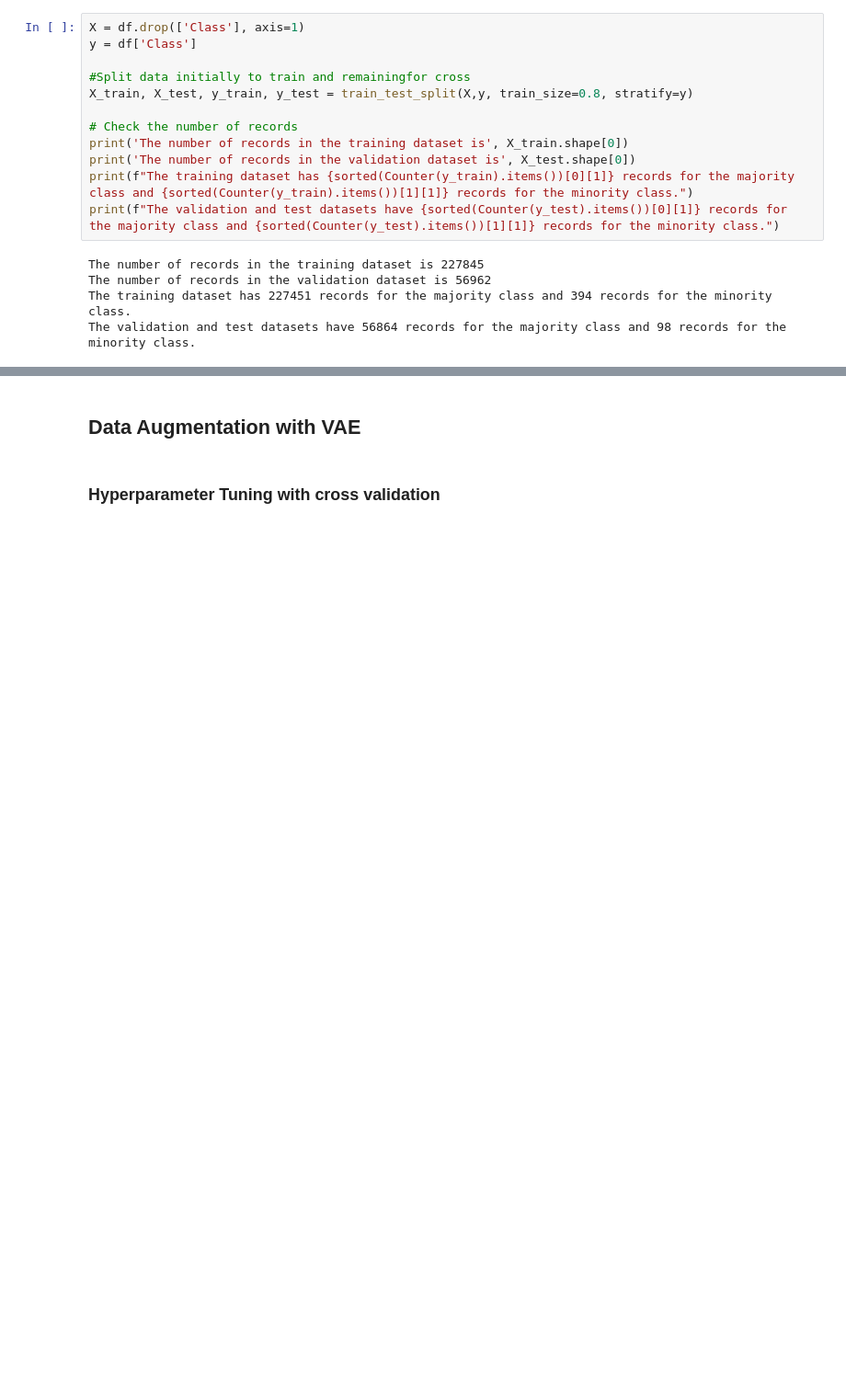
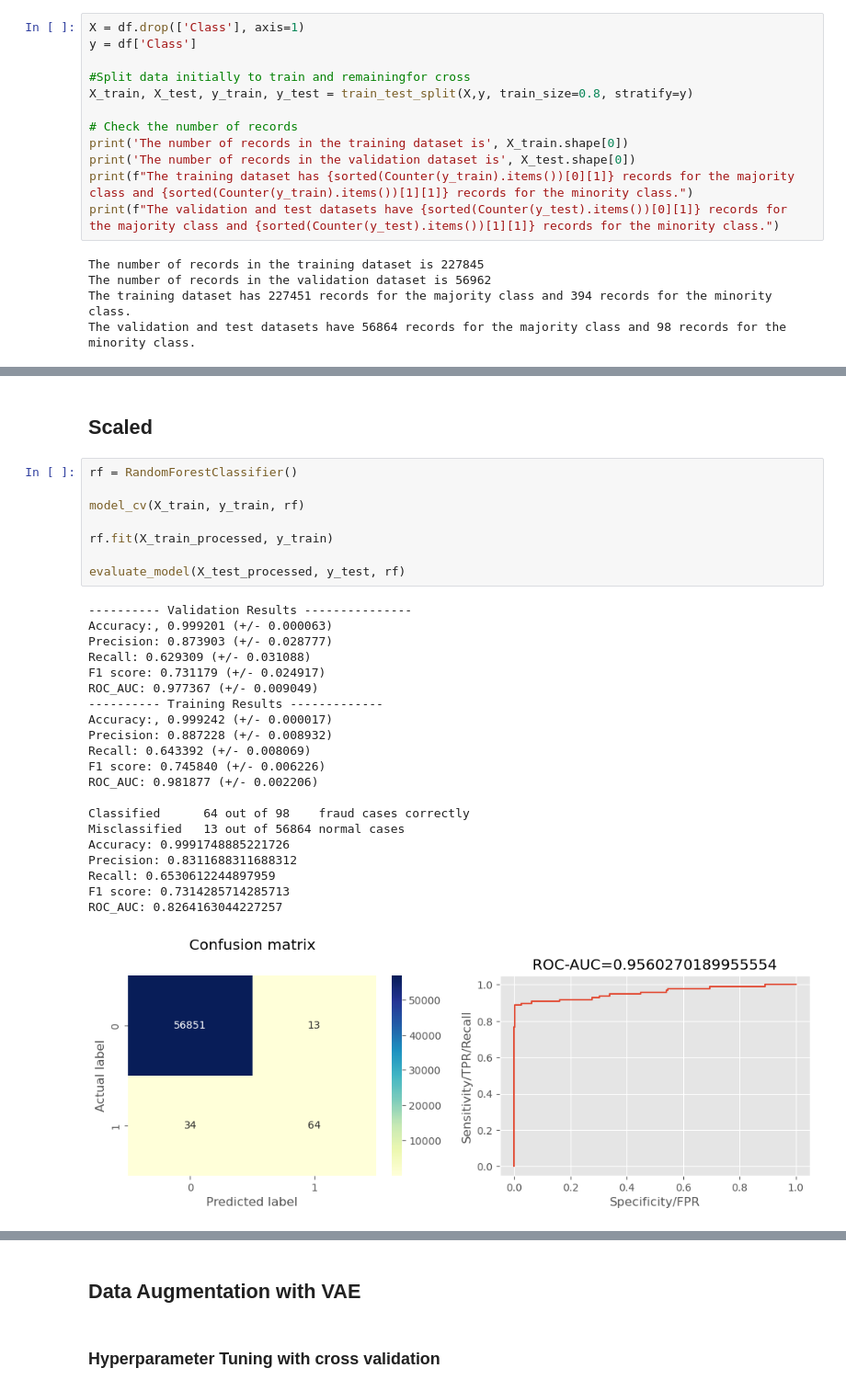
Before and after one commit to MariliaElia/credit-card-fraud-detection-ml-model, a Jupyter notebook: RF_model.ipynb, the cells around one changed output, grey strips where cells are left out. Shown at 92% size. Drawn from its saved outputs; the diff is of its cells as text; blank space fills up the shorter version.

```diff
--- a/RF_model.ipynb
+++ b/RF_model.ipynb
@@ -80,0 +136,32 @@ The validation and test datasets have 56864 records for the majority class and 9
+# %% [markdown]
+## Scaled
+# %%
+rf = RandomForestClassifier()
+
+model_cv(X_train, y_train, rf)
+
+rf.fit(X_train_processed, y_train)
+
+evaluate_model(X_test_processed, y_test, rf)
+# %% [output]
+---------- Validation Results ---------------
+Accuracy:, 0.999201 (+/- 0.000063)
+Precision: 0.873903 (+/- 0.028777)
+Recall: 0.629309 (+/- 0.031088)
+F1 score: 0.731179 (+/- 0.024917)
+ROC_AUC: 0.977367 (+/- 0.009049)
+---------- Training Results -------------
+Accuracy:, 0.999242 (+/- 0.000017)
+Precision: 0.887228 (+/- 0.008932)
+Recall: 0.643392 (+/- 0.008069)
+F1 score: 0.745840 (+/- 0.006226)
+ROC_AUC: 0.981877 (+/- 0.002206)
+
+Classified      64 out of 98    fraud cases correctly
+Misclassified   13 out of 56864 normal cases
+Accuracy: 0.9991748885221726
+Precision: 0.8311688311688312
+Recall: 0.6530612244897959
+F1 score: 0.7314285714285713
+ROC_AUC: 0.8264163044227257
+[figure, added]
```
Also changed, not shown: parts of 15 cells of this notebook, 3 other files.
